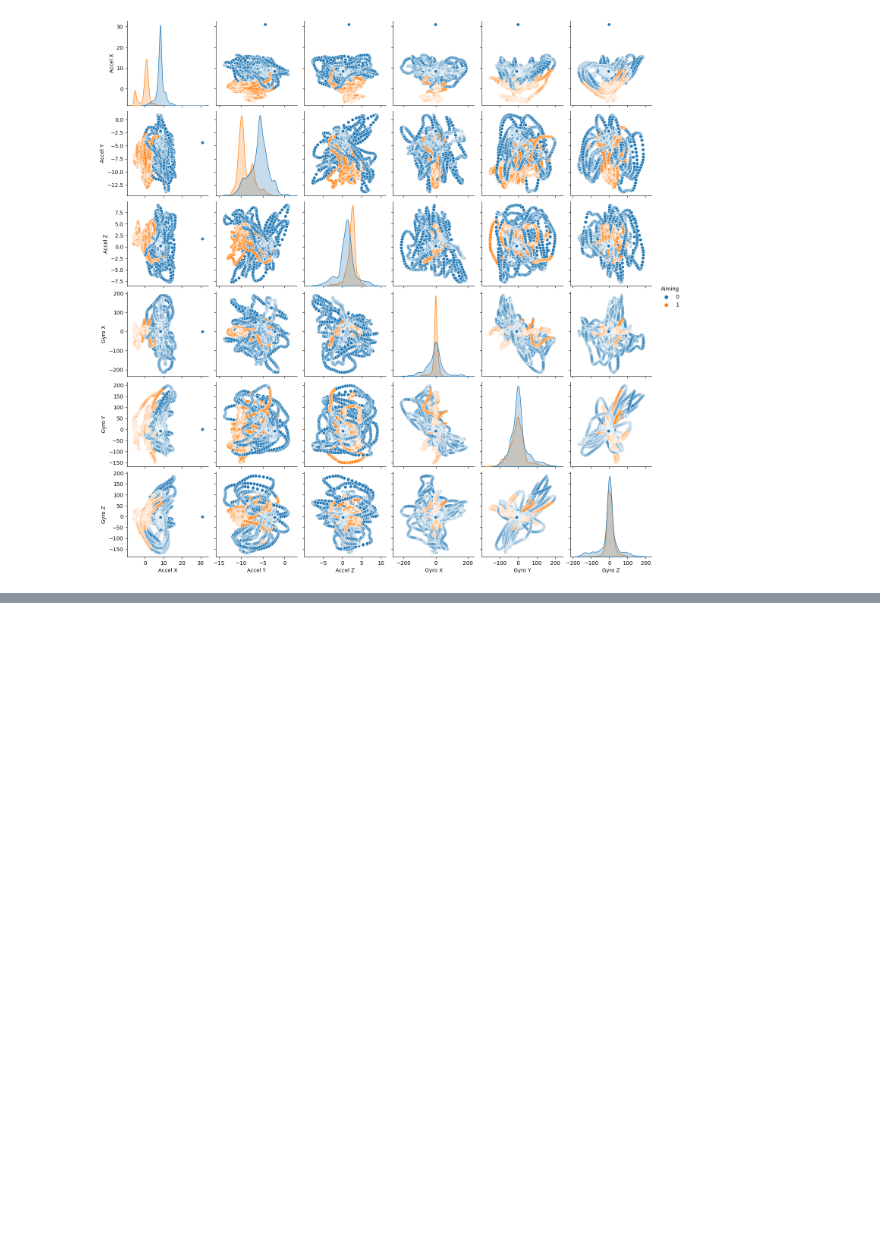
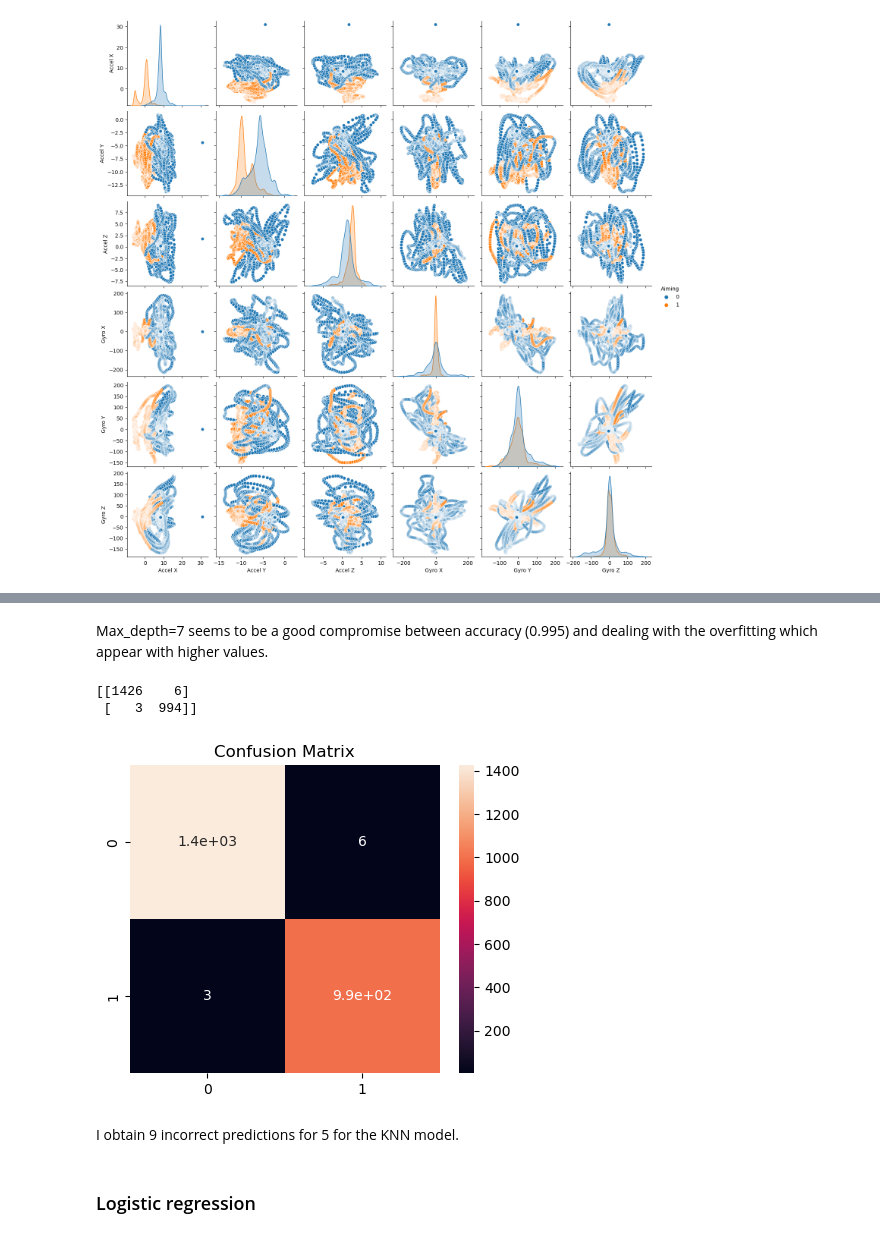
Before and after one commit to NathanSlbg/intern-assessment, a Jupyter notebook: Intern_assessment_thales.ipynb, the cells around one changed output, grey strips where cells are left out. Cells and saved outputs as stored; diff of their text form; code cells hidden in the pictures; blank space fills up the shorter version.

```diff
--- a/Intern_assessment_thales.ipynb
+++ b/Intern_assessment_thales.ipynb
@@ -69,0 +73,6 @@ aiming = df['Aiming']
+# %%
+from sklearn.preprocessing import StandardScaler
+data = df.drop(columns=['Aiming','Timestamp'])
+scaler = StandardScaler().fit(data)
+data_preprocessed = pd.DataFrame(scaler.transform(data), columns=data.columns)
+aiming = df['Aiming']
@@ -148,0 +155,22 @@ def stratified_k_fold_cross_validate(model, data, target, n_splits=10, random_st
+# %%
+from sklearn.metrics import confusion_matrix
+from sklearn.model_selection import train_test_split
+
+
+def plot_confusion_matrix(model, X, y):
+    X_train, X_test, y_train, y_test = train_test_split(X,y, stratify=y, test_size=0.2, random_state=42)
+    model.fit(X_train, y_train)
+    y_pred = model.predict(X_test)
+    cm = confusion_matrix(y_test, y_pred)
+    cm_df = pd.DataFrame(cm,
+                     index = ['0','1'],
+                     columns = ['0','1'])
+
+    #Plotting the confusion matrix
+    print(cm)
+    plt.figure(figsize=(5,4))
+    sns.heatmap(cm_df, annot=True)
+    plt.title('Confusion Matrix')
+    plt.show()
+
+plot_confusion_matrix(knn,data_preprocessed, aiming)
@@ -200,0 +321,13 @@ g.set_xticklabels(data.columns, rotation=45, horizontalalignment='right')
+# %% [markdown]
+Max_depth=7 seems to be a good compromise between accuracy (0.995) and dealing with the overfitting which appear with higher values.
+# %%
+clf= DecisionTreeClassifier(max_depth=7)
+plot_confusion_matrix(clf, data_preprocessed, aiming)
+# %% [output]
+[[1426    6]
+ [   3  994]]
+[figure, added]
+# %% [markdown]
+I obtain 9 incorrect predictions for 5 for the KNN model.
+# %% [markdown]
+### Logistic regression
```
Also changed, not shown: parts of 53 cells of this notebook.
